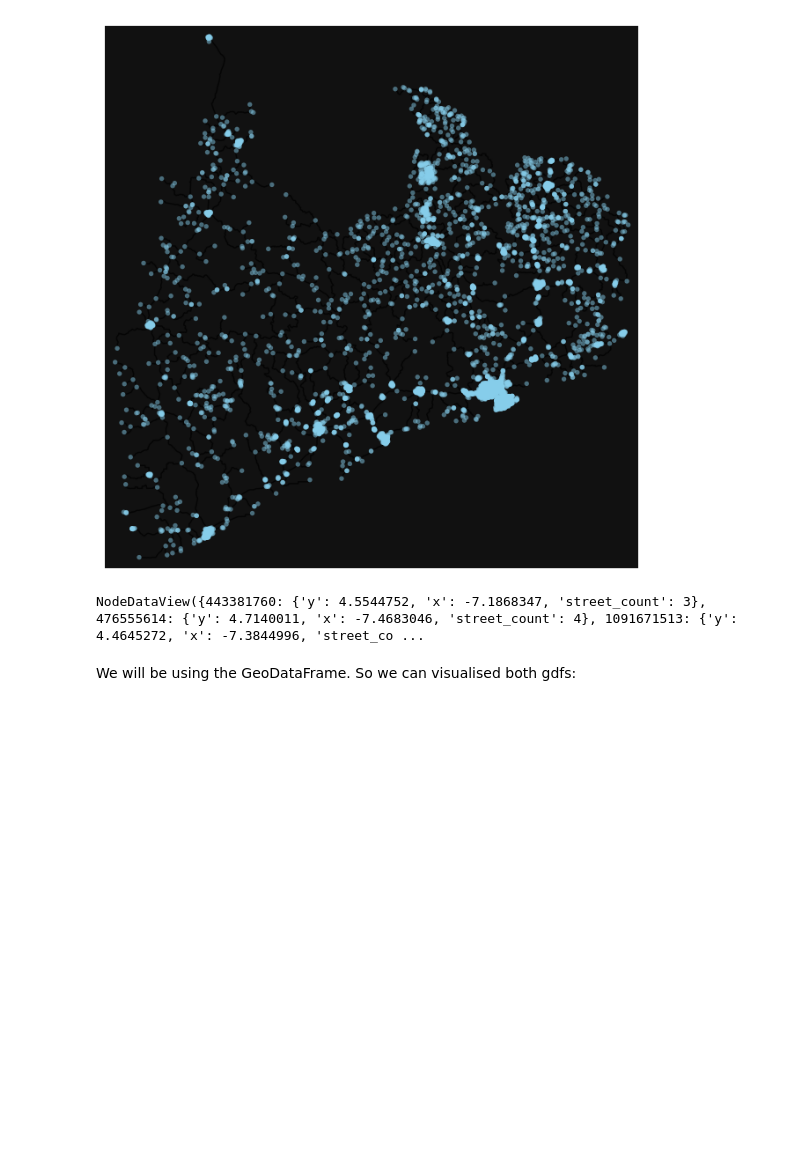
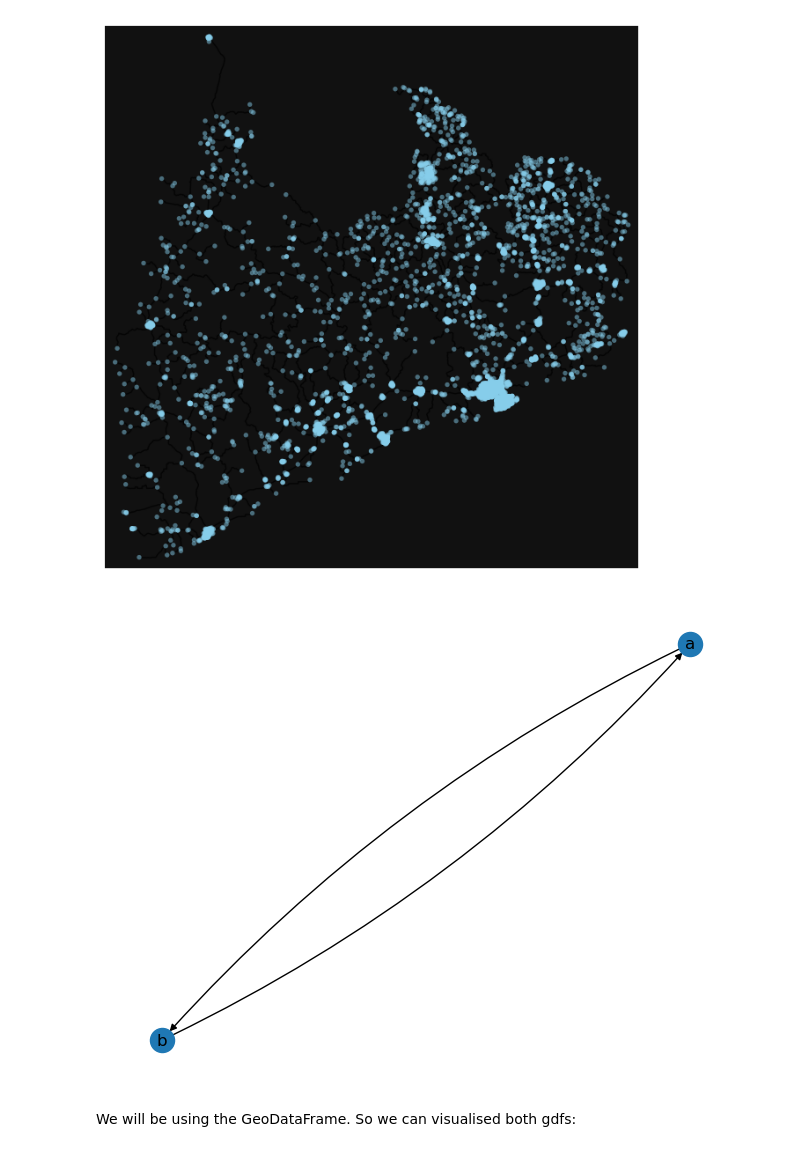
Before and after one commit to salgadox/planif-urbaine-sud, a Jupyter notebook: planif_urbaine_sud/notebooks/demo_sem2_3.ipynb, the cells around one changed output. Drawn from its saved outputs; the diff is of its cells as text; code cells hidden in the pictures; blank space fills up the shorter version.

```diff
--- a/planif_urbaine_sud/notebooks/demo_sem2_3.ipynb
+++ b/planif_urbaine_sud/notebooks/demo_sem2_3.ipynb
@@ -61,4 +58,12 @@ gdf_nodes, gdf_edges = ox.graph_to_gdfs(G)
-# %%
-D.nodes.data()
-# %% [output]
-NodeDataView({443381760: {'y': 4.5544752, 'x': -7.1868347, 'street_count': 3}, 476555614: {'y': 4.7140011, 'x': -7.4683046, 'street_count': 4}, 1091671513: {'y': 4.4645272, 'x': -7.3844996, 'street_co ...
+# %%
+g1 = nx.DiGraph(directed=True)
+
+node1 = 'a'
+node2 = 'b'
+
+g1.add_edge(node1,node2,key=1)
+g1.add_edge(node2,node1,key=2)
+
+nx.draw(g1, with_labels=True, arrows = True, connectionstyle='arc3, rad = 0.1')
+# %% [output]
+[figure, added]
```
Also changed, not shown: parts of 24 cells of this notebook, 9 other files.
